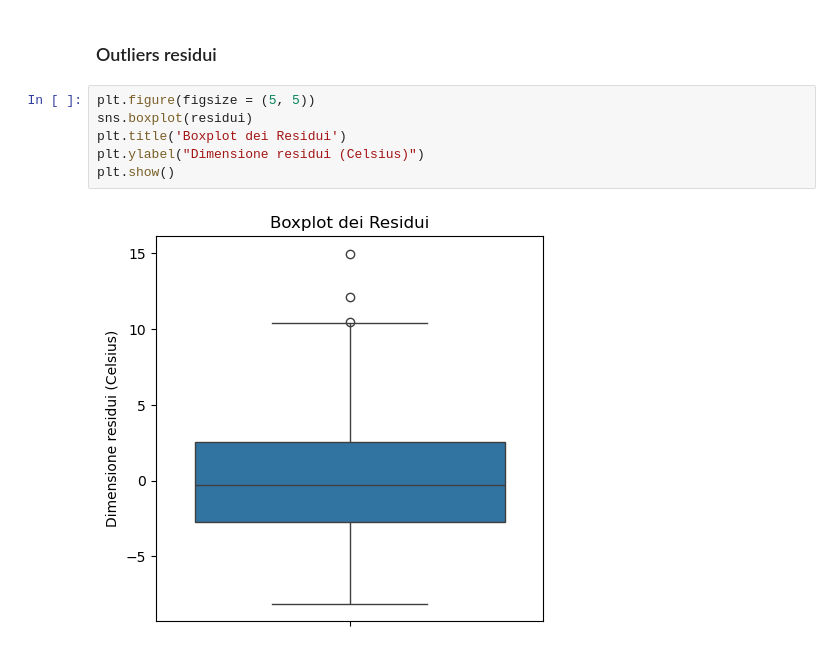
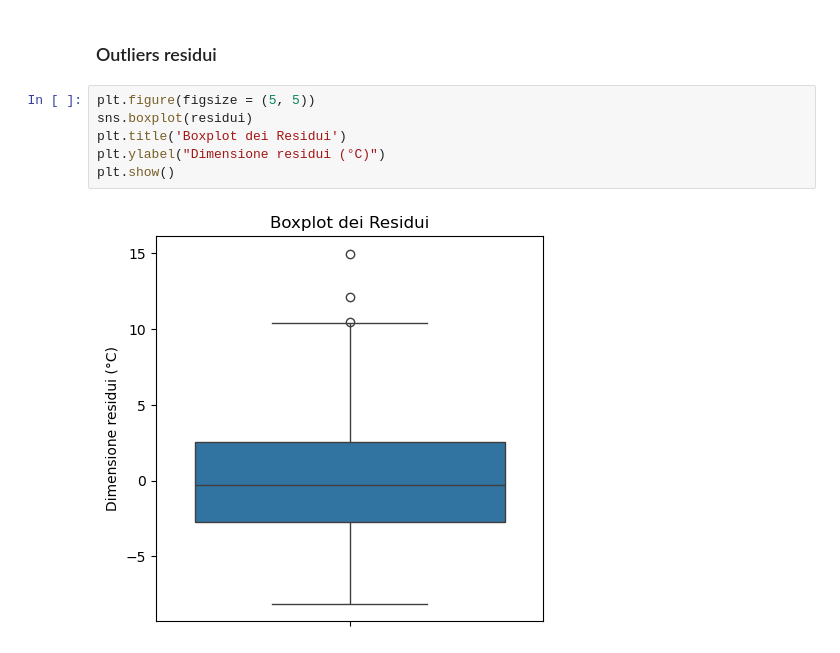
Before and after one commit to aka-buccia/progetto-statistica, a Jupyter notebook: reports/report.ipynb, the cells around one changed output. Drawn from its saved outputs; the diff is of its cells as text.

```diff
--- a/reports/report.ipynb
+++ b/reports/report.ipynb
@@ -876,8 +888,8 @@ Media dei residui: 1.1142e-16
 # %%
 plt.figure(figsize = (5, 5))
 sns.boxplot(residui)
 plt.title('Boxplot dei Residui')
-plt.ylabel("Dimensione residui (Celsius)")
+plt.ylabel("Dimensione residui (°C)")
 plt.show()
 # %% [output]
-[figure, old version]
+[figure, new version]
```
Also changed, not shown: parts of 9 cells of this notebook, 1 other file.
